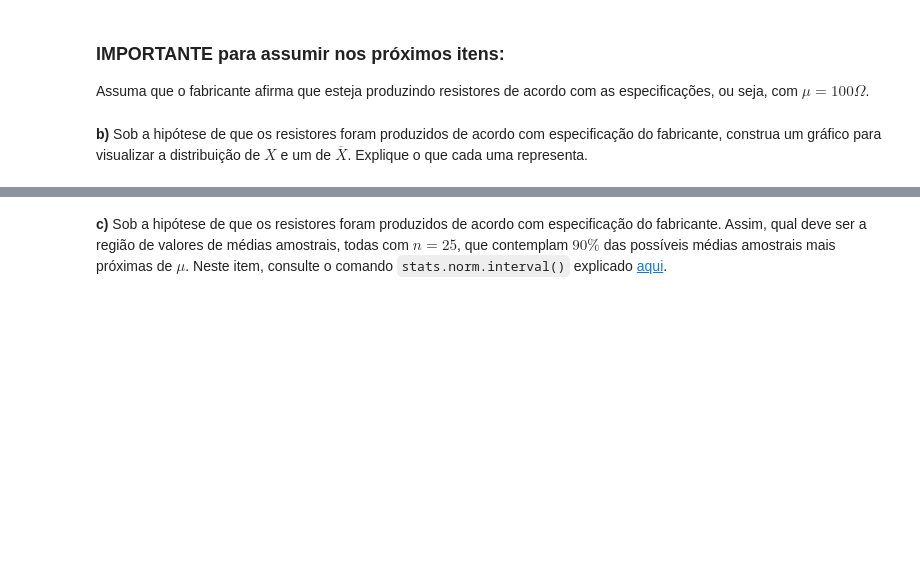
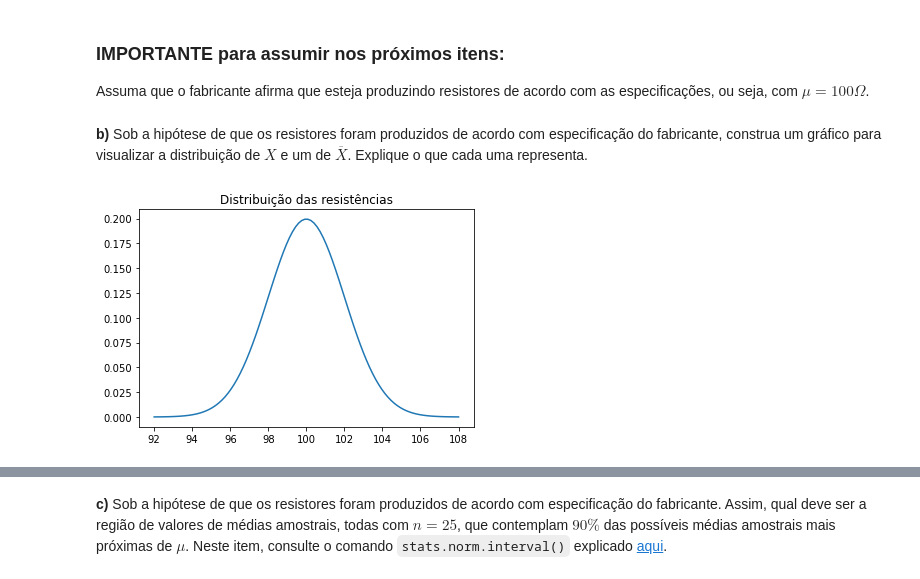
Before and after one commit to pedroivoal/Semestre-2, a Jupyter notebook: Cdados/aula20/Aula20_Exercicio_TLC_MargemErro_n.ipynb, the cells around one changed output, grey strips where cells are left out. Saved outputs shown, nothing was run; the diff lists cells and outputs as text; code cells hidden in the pictures; blank space fills up the shorter version.

```diff
--- a/Cdados/aula20/Aula20_Exercicio_TLC_MargemErro_n.ipynb
+++ b/Cdados/aula20/Aula20_Exercicio_TLC_MargemErro_n.ipynb
@@ -180,0 +180,11 @@ Assuma que o fabricante afirma que esteja produzindo resistores de acordo com as
+# %%
+sig = 2
+mu = 100
+
+x = np.linspace(92, 108, 100)
+fx = stats.norm.pdf(x, mu, sig)
+
+plt.plot(x, fx)
+plt.title('Distribuição das resistências');
+# %% [output]
+[figure, added]
```
Also changed, not shown: parts of 5 cells of this notebook.
